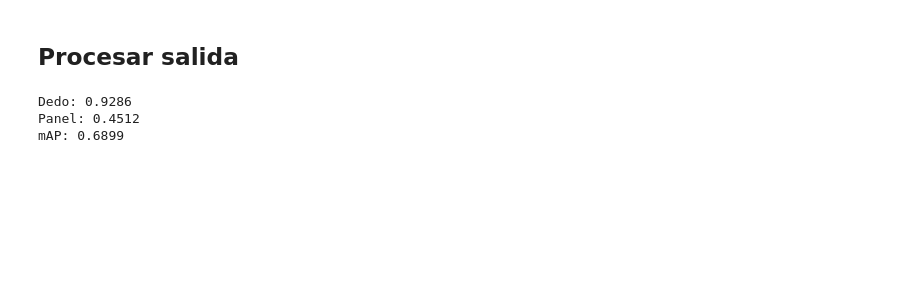
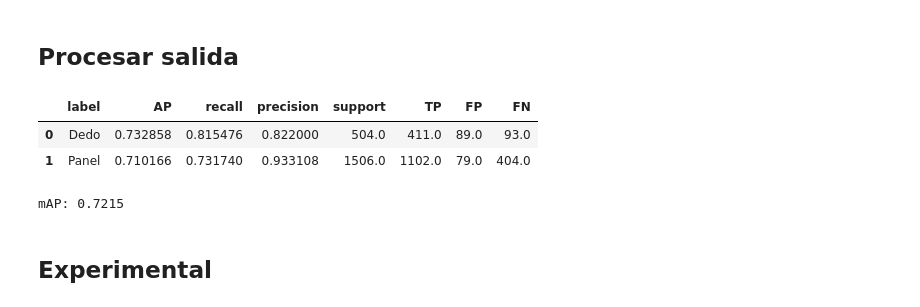
Before and after one commit to frburrue/tfm, a Jupyter notebook: Evaluation.ipynb, the cells around one changed output. Cells and saved outputs as stored; diff of their text form; code cells hidden in the pictures; blank space fills up the shorter version.

```diff
--- a/Evaluation.ipynb
+++ b/Evaluation.ipynb
@@ -387,12 +477,15 @@ average_precisions = evaluation(all_detections, all_annotations, valid_generator
 # %%
 items = 0
 precision = 0
-for label, average_precision in average_precisions.items():
-    print(labels[label] + ': {:.4f}'.format(average_precision['AP']))
+for average_precision in average_precisions:
     items += 1
     precision += average_precision['AP']
+display(pd.DataFrame(average_precisions))
 print('mAP: {:.4f}'.format(precision / items))
 # %% [output]
+|  | label | AP | recall | precision | support | TP | FP | FN |
+| 0 | Dedo | 0.732858 | 0.815476 | 0.822000 | 504.0 | 411.0 | 89.0 | 93.0 |
+| 1 | Panel | 0.710166 | 0.731740 | 0.933108 | 1506.0 | 1102.0 | 79.0 | 404.0 |
-Dedo: 0.9286
-Panel: 0.4512
-mAP: 0.6899
+mAP: 0.7215
+# %% [markdown]
+## Experimental
```
Also changed, not shown: parts of 12 cells of this notebook, 5 other files.
